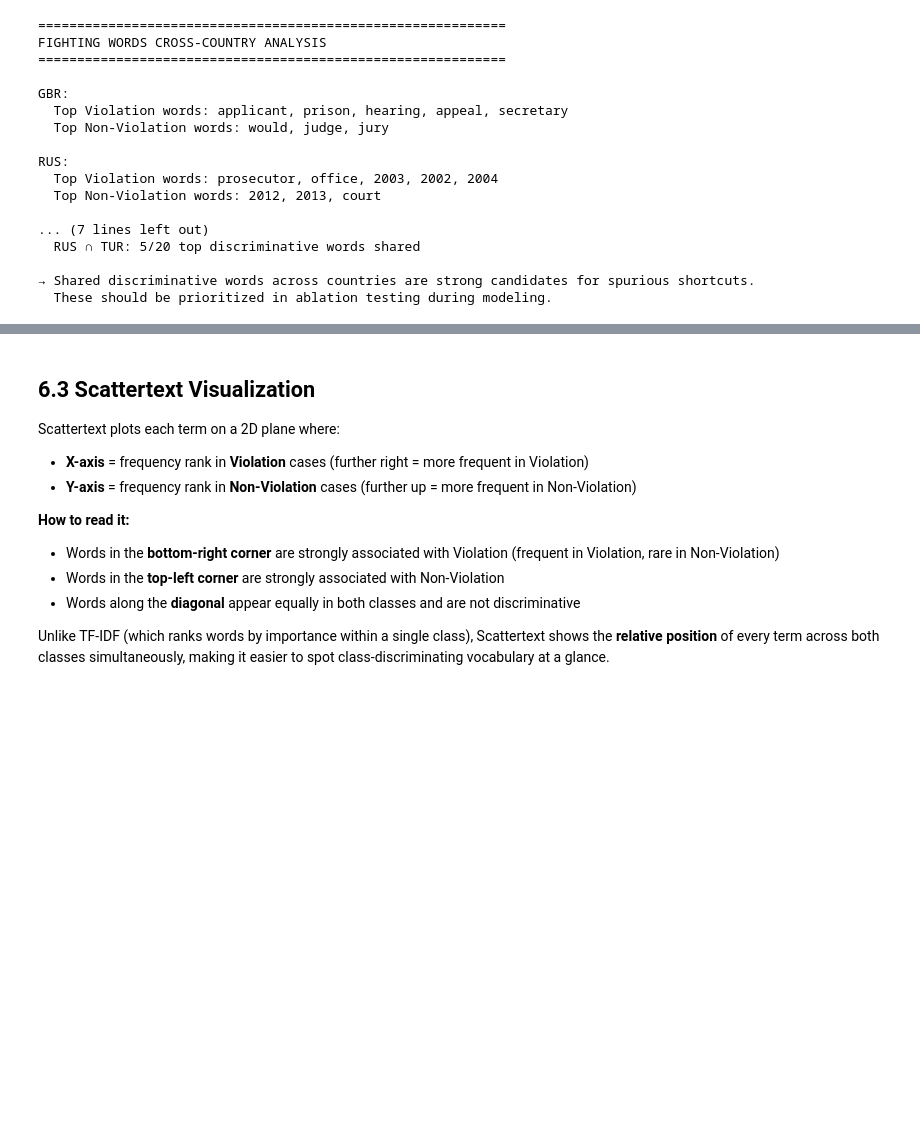
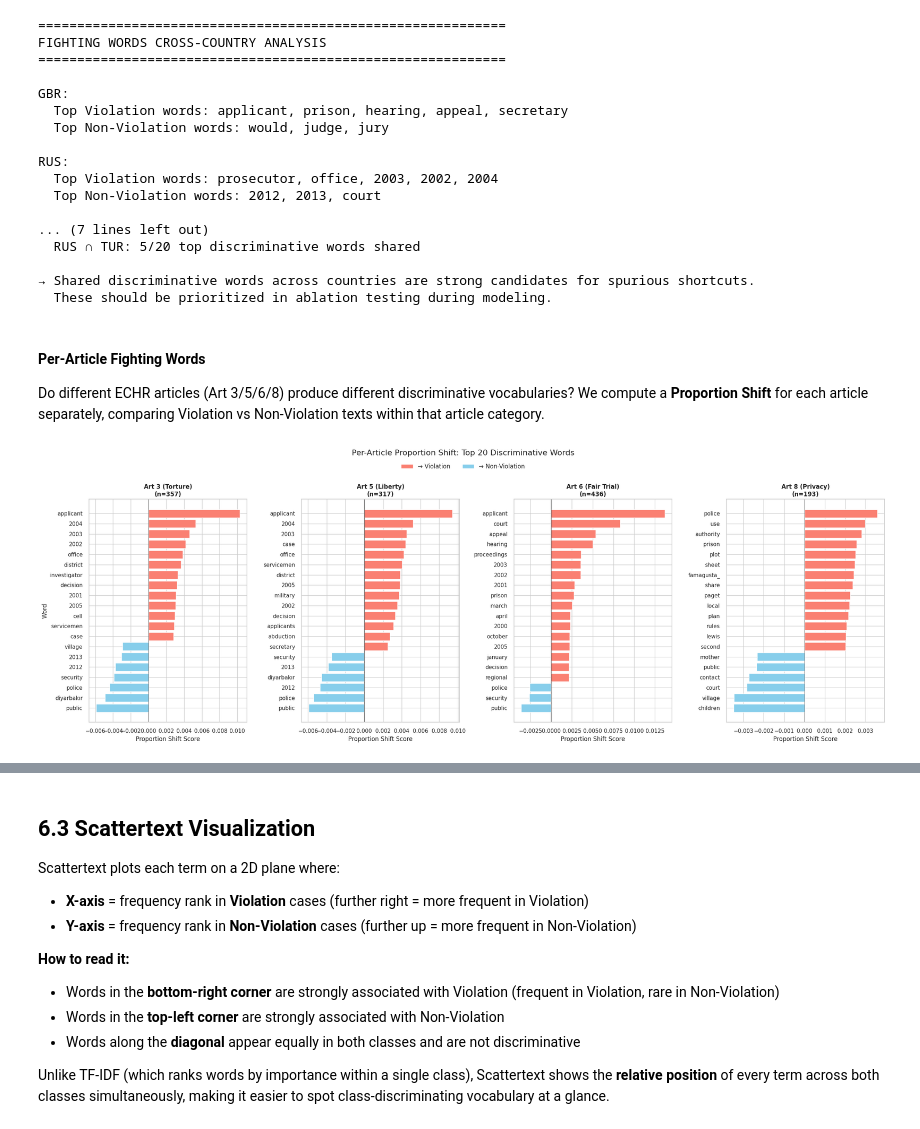
Before and after one commit to seaskyjj/echr, a Jupyter notebook: EDA.ipynb, the cells around one changed output, grey strips where cells are left out. Cells and saved outputs as stored; diff of their text form; code cells hidden in the pictures; blank space fills up the shorter version.

```diff
--- a/EDA.ipynb
+++ b/EDA.ipynb
@@ -784,3 +817,83 @@ RUS:
 
 → Shared discriminative words across countries are strong candidates for spurious shortcuts.
   These should be prioritized in ablation testing during modeling.
+# %% [markdown]
+#### Per-Article Fighting Words
+Do different ECHR articles (Art 3/5/6/8) produce different discriminative vocabularies? We compute a **Proportion Shift** for each article separately, comparing Violation vs Non-Violation texts within that article category.
+# %%
+article_map = {'3': 'Art 3 (Torture)', '5': 'Art 5 (Liberty)',
+                '6': 'Art 6 (Fair Trial)', '8': 'Art 8 (Privacy)'}
+
+fig, axes = plt.subplots(1, len(article_map), figsize=(6 * len(article_map), 8))
+
+article_shift_words = {}
+for idx, (art_num, art_name) in enumerate(article_map.items()):
+    # Cases involving this article (from either violation or nonviolation columns)
+    mask = (
+        df['violation_articles'].str.contains(art_num, na=False) |
+        df['nonviolation_articles'].str.contains(art_num, na=False)
+    )
+    a_df = df[mask]
+    a_viol = a_df[a_df['label'] == 1]['text'].dropna()
+    a_nviol = a_df[a_df['label'] == 0]['text'].dropna()
+
+    if len(a_viol) < 5 or len(a_nviol) < 5:
+        axes[idx].text(0.5, 0.5, f'{art_name}:\nInsufficient data', ha='center', va='center', transform=axes[idx].transAxes)
+        axes[idx].set_title(art_name, fontsize=12, fontweight='bold')
+        continue
+
+    a_count_v = get_counts(a_viol)
+    a_count_nv = get_counts(a_nviol)
+
+    try:
+        ps = sh.ProportionShift(type2freq_1=a_count_nv, type2freq_2=a_count_v)
+        scores = ps.type2shift_score
+        sorted_scores = sorted(scores.items(), key=lambda x: abs(x[1]), reverse=True)[:20]
+        sorted_scores = sorted(sorted_scores, key=lambda x: x[1])
+        words = [w for w, s in sorted_scores]
+        vals = [s for w, s in sorted_scores]
+        colors = ['salmon' if v > 0 else 'skyblue' for v in vals]
+
+        axes[idx].barh(words, vals, color=colors)
+        axes[idx].axvline(x=0, color='black', linewidth=0.5)
+        axes[idx].set_title(f'{art_name}\n(n={len(a_df)})', fontsize=12, fontweight='bold')
+        axes[idx].set_xlabel('Proportion Shift Score')
+        if idx == 0:
+            axes[idx].set_ylabel('Word')
+
+        # Store for cross-article analysis
+        top20 = [w for w, _ in sorted(scores.items(), key=lambda x: abs(x[1]), reverse=True)[:20]]
+        article_shift_words[art_name] = set(top20)
+    except Exception as e:
+        axes[idx].text(0.5, 0.5, f'{art_name}:{e}', ha='center', va='center', transform=axes[idx].transAxes)
+        axes[idx].set_title(art_name, fontsize=12, fontweight='bold')
+
+from matplotlib.patches import Patch
+legend_elements = [Patch(facecolor='salmon', label='→ Violation'), Patch(facecolor='skyblue', label='→ Non-Violation')]
+fig.legend(handles=legend_elements, loc='upper center', ncol=2, fontsize=12, bbox_to_anchor=(0.5, 1.02))
+plt.suptitle('Per-Article Proportion Shift: Top 20 Discriminative Words', fontsize=16, y=1.05)
+plt.tight_layout()
+plt.show()
+
+# Cross-article analysis
+print("=" * 60)
+print("FIGHTING WORDS CROSS-ARTICLE ANALYSIS")
+print("=" * 60)
+if len(article_shift_words) > 1:
+    for art, words in article_shift_words.items():
+        print(f"\n{art}: {len(words)} top discriminative words")
+    arts = sorted(article_shift_words.keys())
+    shared_all = set.intersection(*article_shift_words.values())
+    print(f"\nShared across ALL articles: {shared_all if shared_all else '{none}'}")
+    from itertools import combinations
+    for a, b in combinations(arts, 2):
+        overlap = len(article_shift_words[a] & article_shift_words[b])
+        print(f"  {a} ∩ {b}: {overlap}/20 shared")
+    if shared_all:
+        print("\n→ Words shared across ALL article types are likely generic legal language,")
+        print("  not article-specific reasoning. Consider removing them in ablation tests.")
+    else:
+        print("\n→ Each article type has distinct discriminative vocabulary, suggesting models")
+        print("  would benefit from article-aware feature engineering.")
+# %% [output]
+[figure, added]
```
Also changed, not shown: parts of 6 cells of this notebook, 1 other file.
